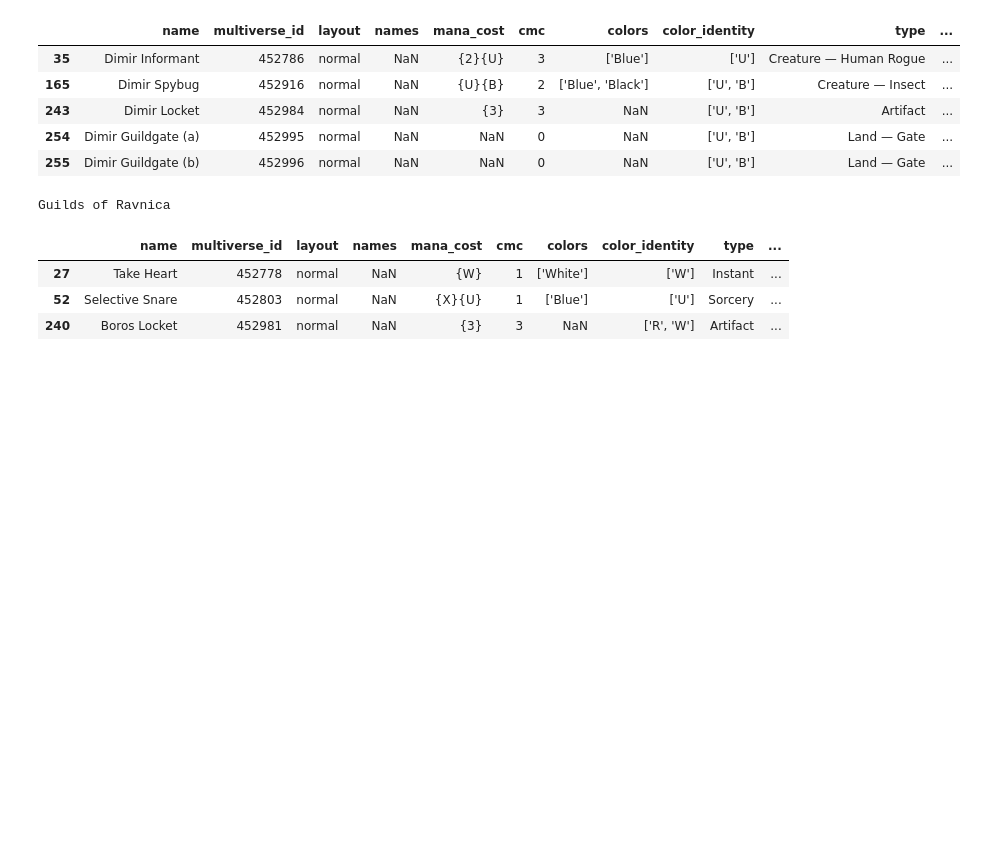
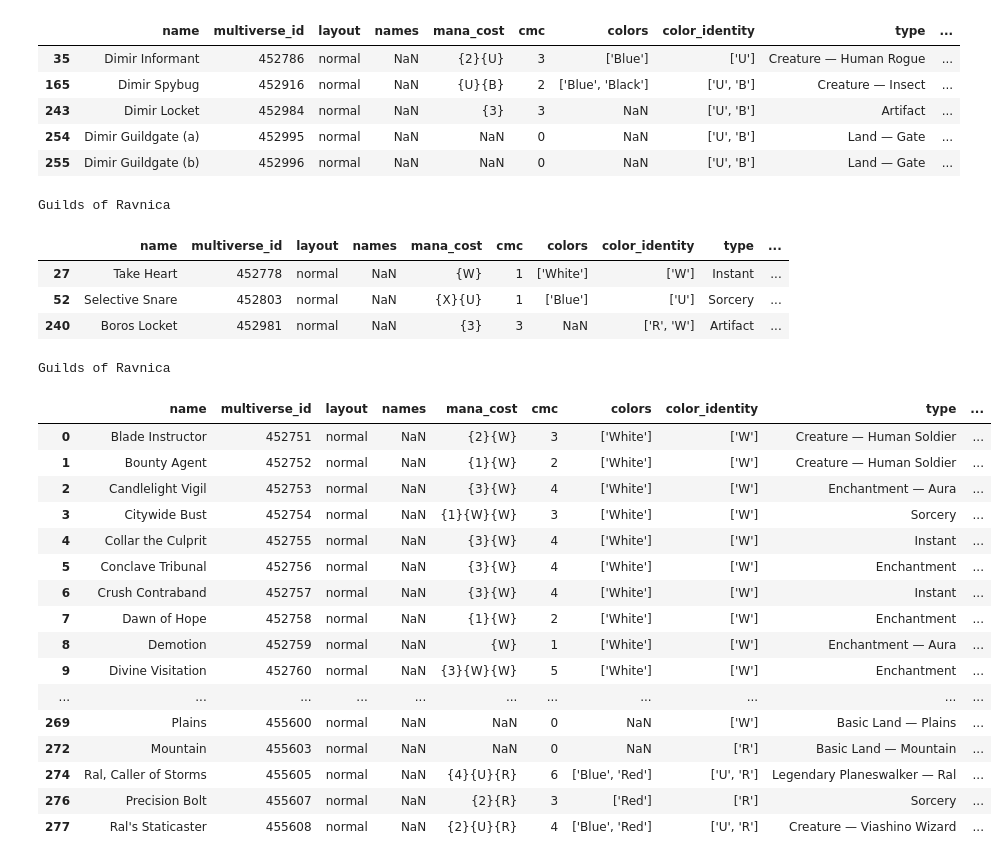
Before and after one commit to Welpato/mtgAnalyzer, a Jupyter notebook: BasicFunctions.ipynb, the cells around one changed output. Saved outputs shown, nothing was run; the diff lists cells and outputs as text; code cells hidden in the pictures; blank space fills up the shorter version.

Commit message:
Adding the possibility to do a regex filtering that is used to filter by color identity

```diff
--- a/BasicFunctions.ipynb
+++ b/BasicFunctions.ipynb
@@ -50,3 +50,25 @@ Guilds of Ravnica
 | 27 | Take Heart | 452778 | normal | NaN | {W} | 1 | ['White'] | ['W'] | Instant | ... |
 | 52 | Selective Snare | 452803 | normal | NaN | {X}{U} | 1 | ['Blue'] | ['U'] | Sorcery | ... |
 | 240 | Boros Locket | 452981 | normal | NaN | {3} | 3 | NaN | ['R', 'W'] | Artifact | ... |
+# %%
+#Listing all the cards with color identity "White" or "Red"
+compare.plotListBy(compare.card.color_identity,compare.colorPie.returnColorIdentity(True,False,False,True))
+# %% [output]
+Guilds of Ravnica
+|  | name | multiverse_id | layout | names | mana_cost | cmc | colors | color_identity | type | ... |
+| 0 | Blade Instructor | 452751 | normal | NaN | {2}{W} | 3 | ['White'] | ['W'] | Creature — Human Soldier | ... |
+| 1 | Bounty Agent | 452752 | normal | NaN | {1}{W} | 2 | ['White'] | ['W'] | Creature — Human Soldier | ... |
+| 2 | Candlelight Vigil | 452753 | normal | NaN | {3}{W} | 4 | ['White'] | ['W'] | Enchantment — Aura | ... |
+| 3 | Citywide Bust | 452754 | normal | NaN | {1}{W}{W} | 3 | ['White'] | ['W'] | Sorcery | ... |
+| 4 | Collar the Culprit | 452755 | normal | NaN | {3}{W} | 4 | ['White'] | ['W'] | Instant | ... |
+| 5 | Conclave Tribunal | 452756 | normal | NaN | {3}{W} | 4 | ['White'] | ['W'] | Enchantment | ... |
+| 6 | Crush Contraband | 452757 | normal | NaN | {3}{W} | 4 | ['White'] | ['W'] | Instant | ... |
+| 7 | Dawn of Hope | 452758 | normal | NaN | {1}{W} | 2 | ['White'] | ['W'] | Enchantment | ... |
+| 8 | Demotion | 452759 | normal | NaN | {W} | 1 | ['White'] | ['W'] | Enchantment — Aura | ... |
+| 9 | Divine Visitation | 452760 | normal | NaN | {3}{W}{W} | 5 | ['White'] | ['W'] | Enchantment | ... |
+| ... | ... | ... | ... | ... | ... | ... | ... | ... | ... | ... |
+| 269 | Plains | 455600 | normal | NaN | NaN | 0 | NaN | ['W'] | Basic Land — Plains | ... |
+| 272 | Mountain | 455603 | normal | NaN | NaN | 0 | NaN | ['R'] | Basic Land — Mountain | ... |
+| 274 | Ral, Caller of Storms | 455605 | normal | NaN | {4}{U}{R} | 6 | ['Blue', 'Red'] | ['U', 'R'] | Legendary Planeswalker — Ral | ... |
+| 276 | Precision Bolt | 455607 | normal | NaN | {2}{R} | 3 | ['Red'] | ['R'] | Sorcery | ... |
+| 277 | Ral's Staticaster | 455608 | normal | NaN | {2}{U}{R} | 4 | ['Blue', 'Red'] | ['U', 'R'] | Creature — Viashino Wizard | ... |
```
Also changed, not shown: 4 other files.
